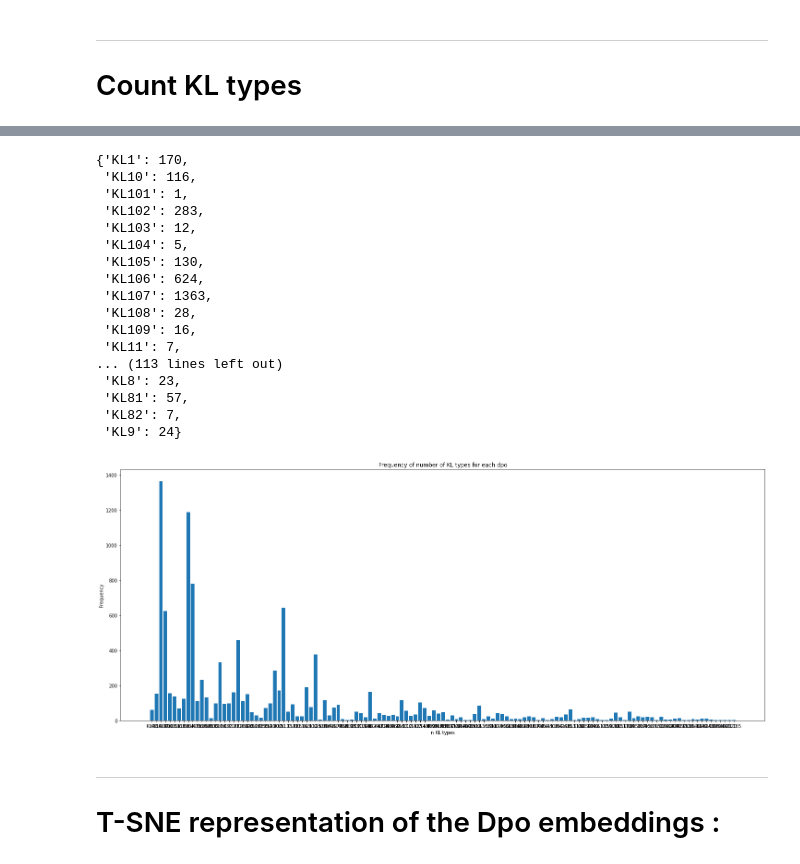
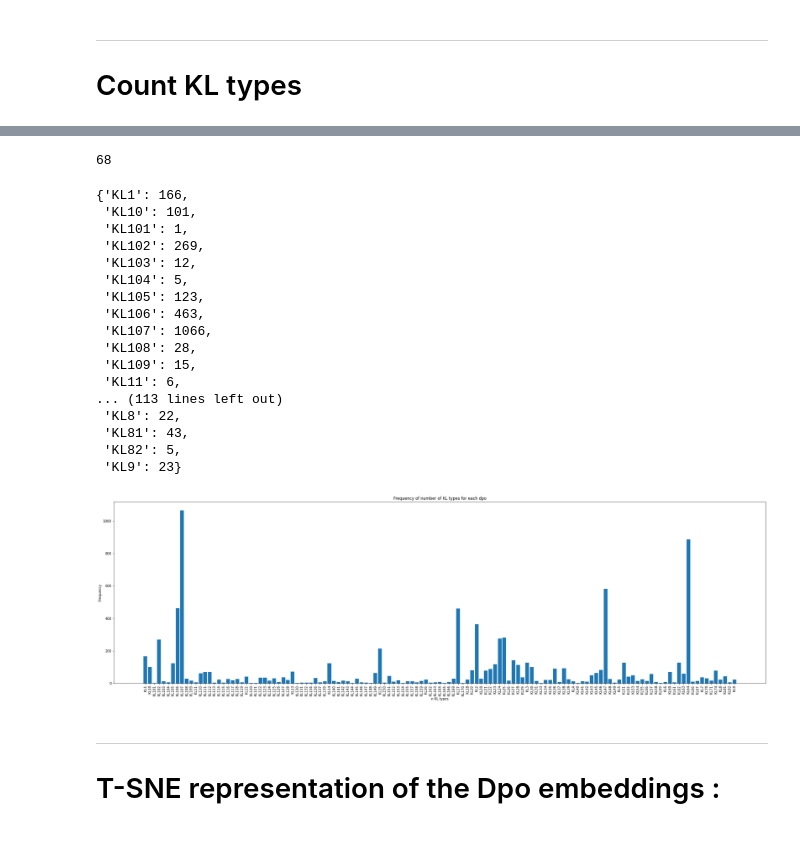
Before and after one commit to conchaeloko/Klebsiella_TropiSEARCH, a Jupyter notebook: scripts/Ensemble_TropiGAT/Infos_DF_final.ipynb, the cells around one changed output, grey strips where cells are left out. Cells and saved outputs as stored; diff of their text form; code cells hidden in the pictures.

```diff
--- a/scripts/Ensemble_TropiGAT/Infos_DF_final.ipynb
+++ b/scripts/Ensemble_TropiGAT/Infos_DF_final.ipynb
@@ -55,4 +57,4 @@ DF_info_lvl_0 = DF_info_lvl_0.drop_duplicates(subset = ["Infected_ancestor","ind
 ***
 # Count KL types
 # %%
-DF_info_lvl_0
+df_prophages = DF_info_lvl_0.drop_duplicates(subset = ["Phage"])
@@ -73,2 +61,2 @@ DF_info_lvl_0
 # %%
-dico_count = dict(Counter(DF_info_lvl_0["KL_type_LCA"]))
+dico_count = dict(Counter(df_prophages["KL_type_LCA"]))
@@ -75,35 +83,43 @@ dico_count = dict(Counter(DF_info_lvl_0["KL_type_LCA"]))
+# %%
+KLtypes = [kltype for kltype in dico_count if dico_count[kltype] >= 20]
+len(KLtypes)
+# %% [output]
+68
 # %%
 TropiGAT_functions.clean_print(dico_count)
 # %% [output]
-{'KL1': 170,
- 'KL10': 116,
+{'KL1': 166,
+ 'KL10': 101,
  'KL101': 1,
- 'KL102': 283,
+ 'KL102': 269,
  'KL103': 12,
  'KL104': 5,
- 'KL105': 130,
- 'KL106': 624,
- 'KL107': 1363,
+ 'KL105': 123,
+ 'KL106': 463,
+ 'KL107': 1066,
  'KL108': 28,
- 'KL109': 16,
- 'KL11': 7,
+ 'KL109': 15,
+ 'KL11': 6,
 ... (113 lines left out)
- 'KL8': 23,
- 'KL81': 57,
- 'KL82': 7,
- 'KL9': 24}
+ 'KL8': 22,
+ 'KL81': 43,
+ 'KL82': 5,
+ 'KL9': 23}
 # %%
 # Prepare data for plotting
-labels, values = zip(*dico_count.items())
-plt.figure(figsize=(25, 10))
+sorted_items = sorted(dico_count.items())
+labels, values = zip(*sorted_items)
+plt.figure(figsize=(35, 10))
 plt.bar(labels, values, tick_label=labels)
 plt.title('Frequency of number of KL types for each dpo')
 plt.xlabel('n KL types')
 plt.ylabel('Frequency')
+plt.xticks(rotation='vertical')
 
+plt.savefig(f"{path_work}/Count_Dpos.jpeg" , dpi = 200)
 plt.show()
 # %% [output]
-[figure, old version]
+[figure, new version]
 # %% [markdown]
 ***
 # T-SNE representation of the Dpo embeddings :
```
Also changed, not shown: parts of 4 cells of this notebook, 9 other files.
